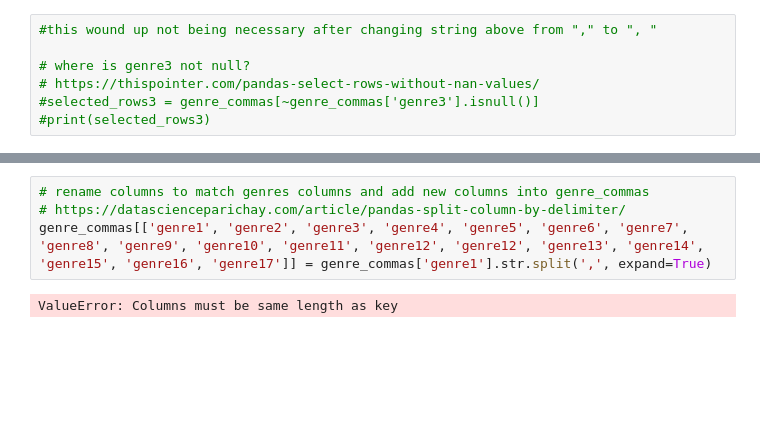
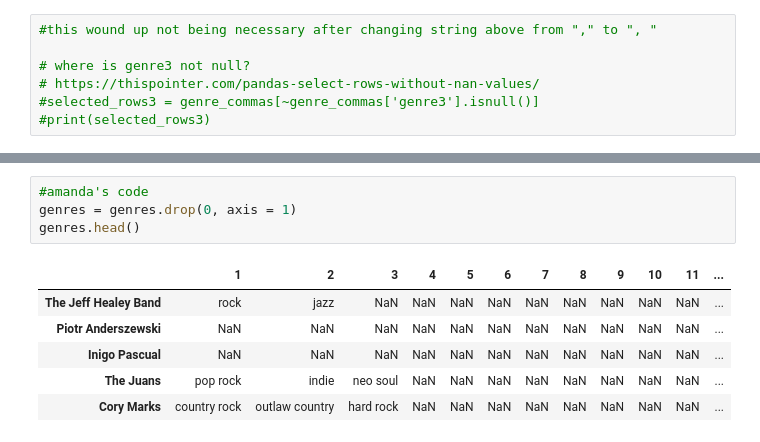
Before and after one commit to NSS-Data-Analytics-Cohort-6/mlc-project-pythons-on-a-plane, a Jupyter notebook: notebooks/genre_prep.ipynb, the cells around one changed output, grey strips where cells are left out. Drawn from its saved outputs; the diff is of its cells as text; blank space fills up the shorter version.

```diff
--- a/notebooks/genre_prep.ipynb
+++ b/notebooks/genre_prep.ipynb
@@ -108,6 +95,11 @@ genre_commas['genre1'].str.split(',', expand=True)
-# %%
-# rename columns to match genres columns and add new columns into genre_commas
-# https://datascienceparichay.com/article/pandas-split-column-by-delimiter/
-genre_commas[['genre1', 'genre2', 'genre3', 'genre4', 'genre5', 'genre6', 'genre7', 'genre8', 'genre9', 'genre10', 'genre11', 'genre12', 'genre12', 'genre13', 'genre14', 'genre15', 'genre16', 'genre17']] = genre_commas['genre1'].str.split(',', expand=True)
-# %% [output]
-ValueError: Columns must be same length as key
+# %%
+#amanda's code
+genres = genres.drop(0, axis = 1)
+genres.head()
+# %% [output]
+|  | 1 | 2 | 3 | 4 | 5 | 6 | 7 | 8 | 9 | 10 | 11 | ... |
+| The Jeff Healey Band | rock | jazz | NaN | NaN | NaN | NaN | NaN | NaN | NaN | NaN | NaN | ... |
+| Piotr Anderszewski | NaN | NaN | NaN | NaN | NaN | NaN | NaN | NaN | NaN | NaN | NaN | ... |
+| Inigo Pascual | NaN | NaN | NaN | NaN | NaN | NaN | NaN | NaN | NaN | NaN | NaN | ... |
+| The Juans | pop rock | indie | neo soul | NaN | NaN | NaN | NaN | NaN | NaN | NaN | NaN | ... |
+| Cory Marks | country rock | outlaw country | hard rock | NaN | NaN | NaN | NaN | NaN | NaN | NaN | NaN | ... |
```
Also changed, not shown: parts of 8 cells of this notebook.
